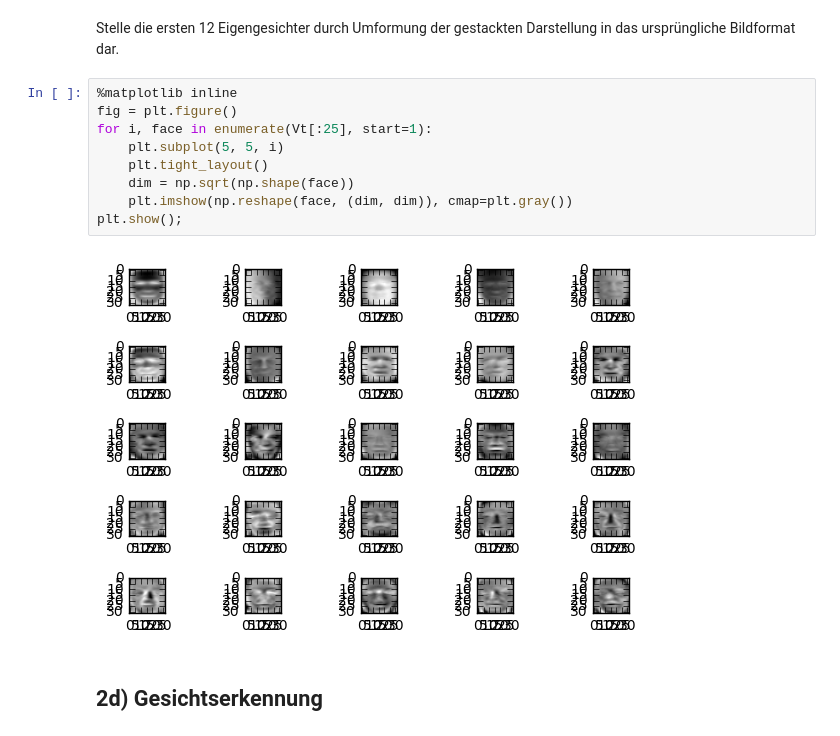
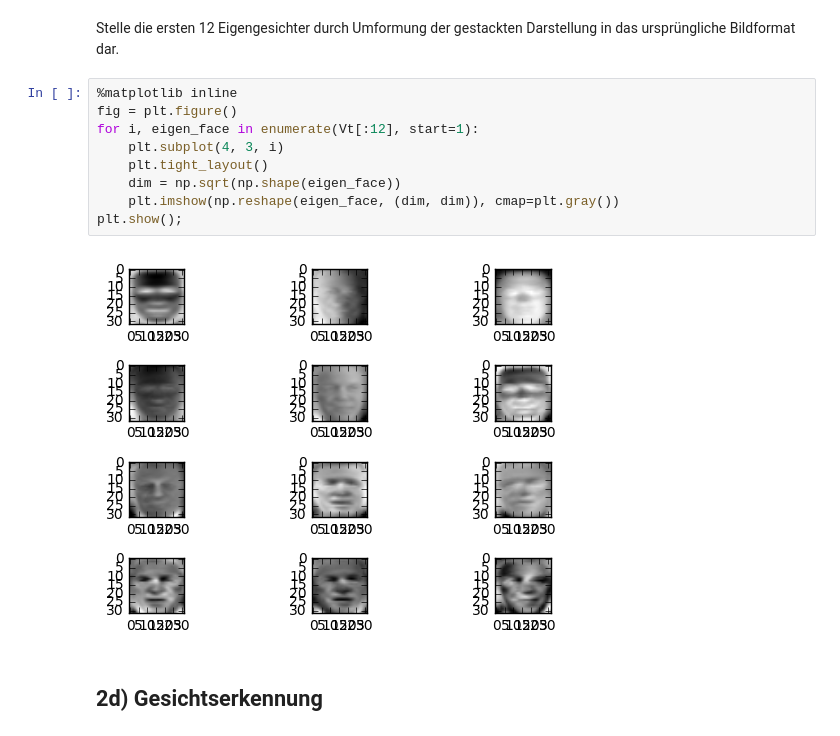
Before and after one commit to magoeke/htwg.machinelearning, a Jupyter notebook: 02/02_Eigengesichter.ipynb, the cells around one changed output. Drawn from its saved outputs; the diff is of its cells as text.

```diff
--- a/02/02_Eigengesichter.ipynb
+++ b/02/02_Eigengesichter.ipynb
@@ -105,14 +105,14 @@ dar.
 # %%
 %matplotlib inline
 fig = plt.figure()
-for i, face in enumerate(Vt[:25], start=1):
-    plt.subplot(5, 5, i)
+for i, eigen_face in enumerate(Vt[:12], start=1):
+    plt.subplot(4, 3, i)
     plt.tight_layout()
-    dim = np.sqrt(np.shape(face))
-    plt.imshow(np.reshape(face, (dim, dim)), cmap=plt.gray())
+    dim = np.sqrt(np.shape(eigen_face))
+    plt.imshow(np.reshape(eigen_face, (dim, dim)), cmap=plt.gray())
 plt.show();
 # %% [output]
-[figure, old version]
+[figure, new version]
 # %% [markdown]
 ## 2d) Gesichtserkennung
 # %% [markdown]
```
